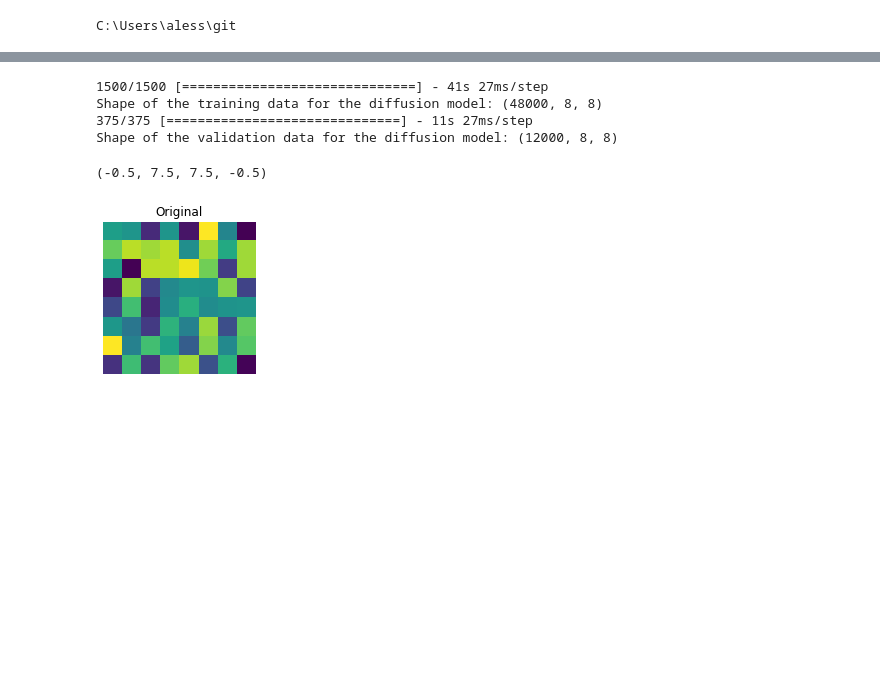
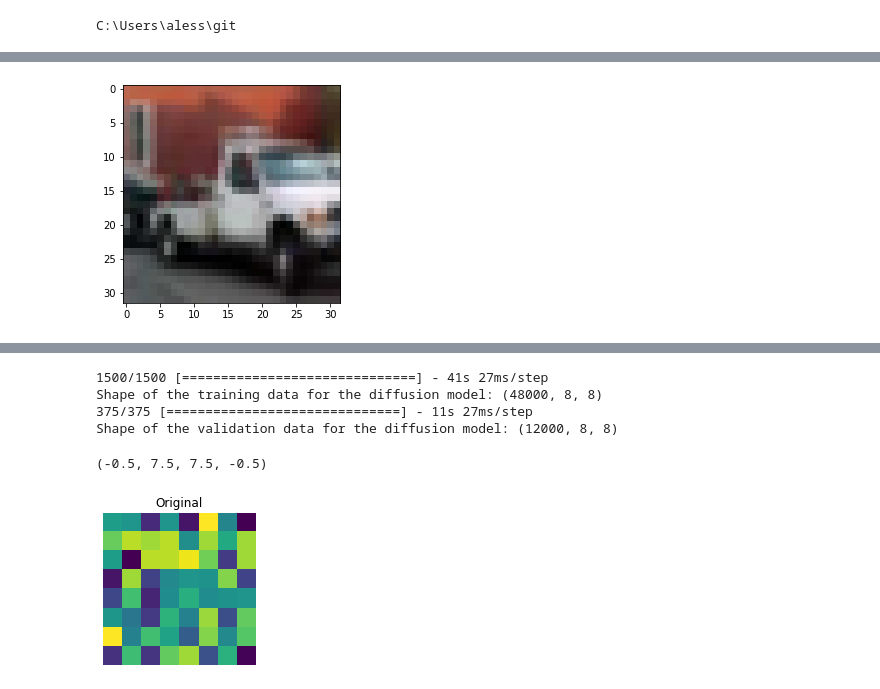
Before and after one commit to CereAle99/Synthetic_data, a Jupyter notebook: diffusion_network.ipynb, the cells around one changed output, grey strips where cells are left out. Drawn from its saved outputs; the diff is of its cells as text; code cells hidden in the pictures; blank space fills up the shorter version.

```diff
--- a/diffusion_network.ipynb
+++ b/diffusion_network.ipynb
@@ -2,3 +2,10 @@
 cd git
 # %% [output]
 C:\Users\aless\git
+# %%
+initial_noise = tf.random.normal(shape=(1, 8, 8, 3))
+
+initial_noise = encoder.predict(image)
+for picture in image:
+    plt.imshow(picture[0])
+# %% [output]
@@ -5,3 +13,4 @@ C:\Users\aless\git
+[figure, added]
 # %%
 
 import numpy as np
```
Also changed, not shown: parts of 9 cells of this notebook.
